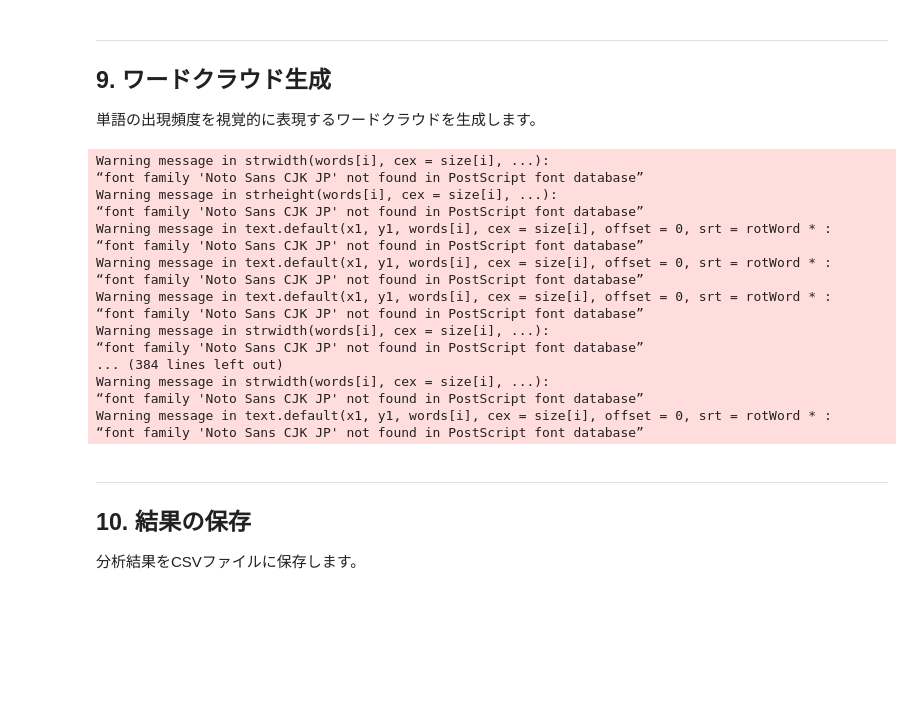
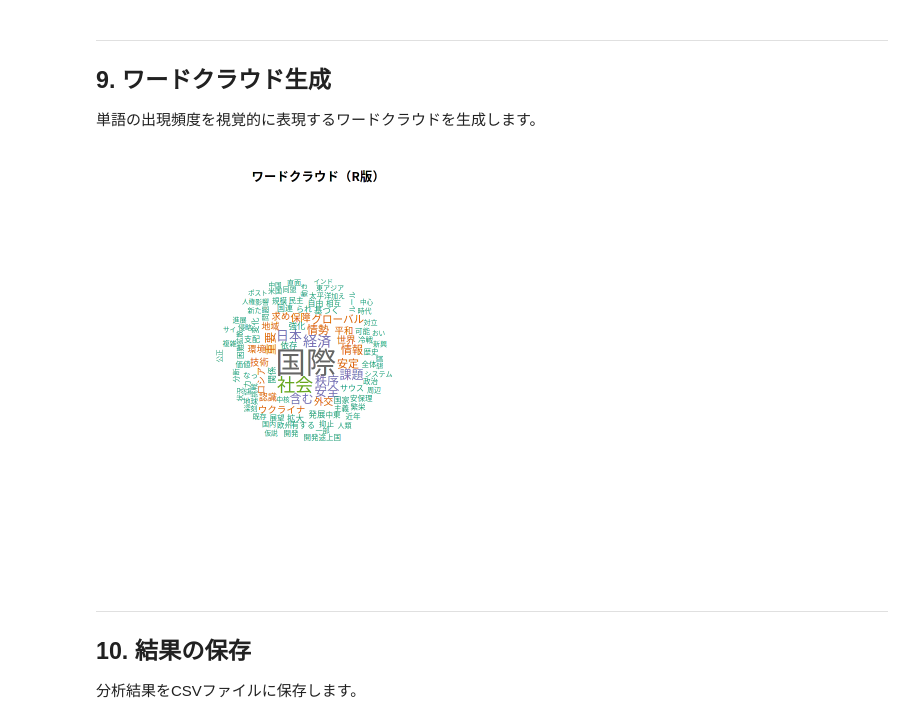
Before and after one commit to kkawailab/textmining-samples, a Jupyter notebook: text_mining_analysis_r.ipynb, the cells around one changed output. Drawn from its saved outputs; the diff is of its cells as text; code cells hidden in the pictures; blank space fills up the shorter version.

```diff
--- a/text_mining_analysis_r.ipynb
+++ b/text_mining_analysis_r.ipynb
@@ -597,51 +559,38 @@ Warning message in grid.Call.graphics(C_text, as.graphicsAnnot(x$label), x$x, x$
 
 単語の出現頻度を視覚的に表現するワードクラウドを生成します。
 # %%
-# 標準のwordcloudパッケージを使用してワードクラウドを生成
+# 標準のwordcloudパッケージを使用してワードクラウドを生成（cairo使用）
 if (!require("wordcloud", quietly = TRUE)) {
   install.packages("wordcloud", repos = "https://cran.r-project.org")
 }
 library(wordcloud)
 library(RColorBrewer)
 
 # データを準備
 wc_data <- words_df %>%
   select(word = Term, freq = Freq) %>%
   head(100)
 
 # カラーパレット
 colors <- brewer.pal(8, "Dark2")
 
-# ワードクラウドを生成・表示
+# ワードクラウドを生成・表示（日本語フォント対応）
+par(family = JP_FONT)
 set.seed(42)
-par(family = "Noto Sans CJK JP")
-wordcloud(words = wc_data$word,
-          freq = wc_data$freq,
-          min.freq = 1,
-          max.words = 100,
-          random.order = FALSE,
-          rot.per = 0.15,
-          colors = colors,
-          scale = c(3, 0.5))
-title(main = "ワードクラウド（R版）", family = "Noto Sans CJK JP")
+suppressWarnings({
+  wordcloud(words = wc_data$word,
+            freq = wc_data$freq,
+            min.freq = 1,
+            max.words = 100,
+            random.order = FALSE,
+            rot.per = 0.15,
+            colors = colors,
+            scale = c(3, 0.5),
+            family = JP_FONT)
+  title(main = "ワードクラウド（R版）", family = JP_FONT)
+})
 # %% [output]
-Warning message in strwidth(words[i], cex = size[i], ...):
-“font family 'Noto Sans CJK JP' not found in PostScript font database”
-Warning message in strheight(words[i], cex = size[i], ...):
-“font family 'Noto Sans CJK JP' not found in PostScript font database”
-Warning message in text.default(x1, y1, words[i], cex = size[i], offset = 0, srt = rotWord * :
-“font family 'Noto Sans CJK JP' not found in PostScript font database”
-Warning message in text.default(x1, y1, words[i], cex = size[i], offset = 0, srt = rotWord * :
-“font family 'Noto Sans CJK JP' not found in PostScript font database”
-Warning message in text.default(x1, y1, words[i], cex = size[i], offset = 0, srt = rotWord * :
-“font family 'Noto Sans CJK JP' not found in PostScript font database”
-Warning message in strwidth(words[i], cex = size[i], ...):
-“font family 'Noto Sans CJK JP' not found in PostScript font database”
-... (384 lines left out)
-Warning message in strwidth(words[i], cex = size[i], ...):
-“font family 'Noto Sans CJK JP' not found in PostScript font database”
-Warning message in text.default(x1, y1, words[i], cex = size[i], offset = 0, srt = rotWord * :
-“font family 'Noto Sans CJK JP' not found in PostScript font database”
+[figure, added]
 # %% [markdown]
 ---
 ## 10. 結果の保存
```
Also changed, not shown: parts of 5 cells of this notebook.
